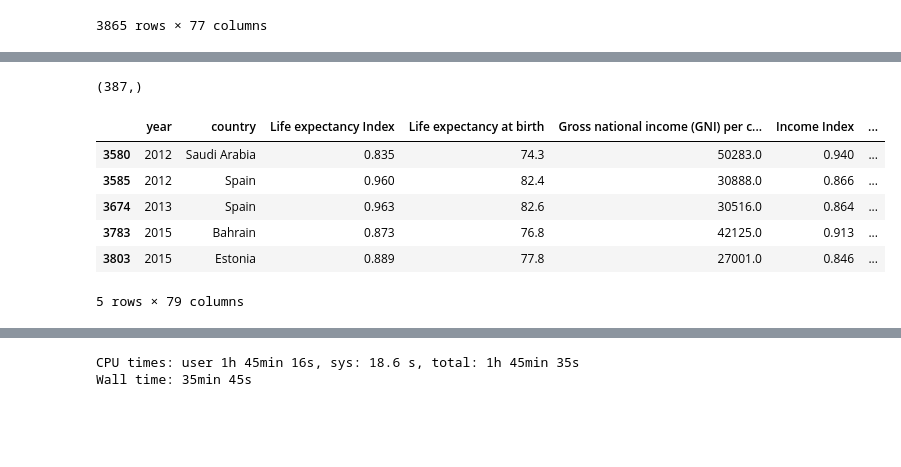
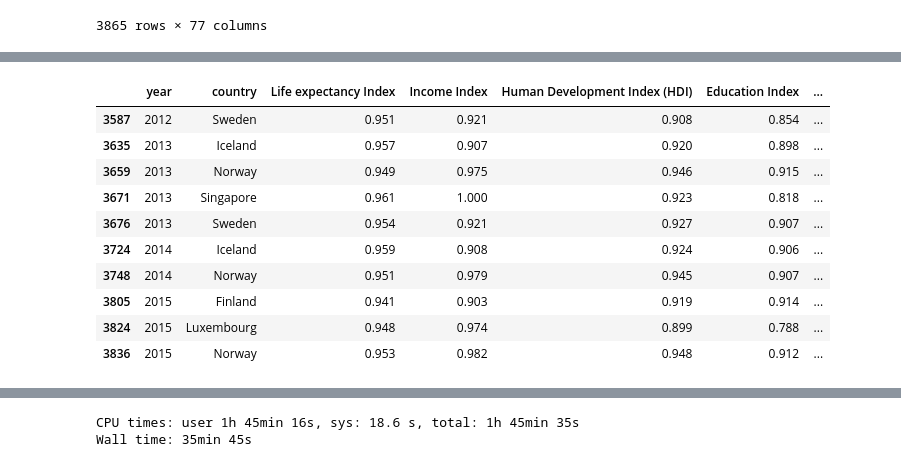
Before and after one commit to D1nay/prohack2020, a Jupyter notebook: Model selection.ipynb, the cells around one changed output, grey strips where cells are left out. Saved outputs shown, nothing was run; the diff lists cells and outputs as text; code cells hidden in the pictures; blank space fills up the shorter version.

```diff
--- a/Model selection.ipynb
+++ b/Model selection.ipynb
@@ -33,14 +33,16 @@ list(enumerate(data.columns))
  (75, 'Gender Inequality Index (GII)'),
  (76, 'y')]
 # %%
-index_columns = ['Life expectancy Index',
+index_columns = ['year',
+                 'country',
+                 'Life expectancy Index',
                  'Income Index',
                  'Human Development Index (HDI)',
-                 'Human Development Index (HDI), female',
-                 'Human Development Index (HDI), male',
                  'Education Index',
                  'Gender Development Index (GDI)',
-                 'Gender Inequality Index (GII)', ]
+                 'Gender Inequality Index (GII)',
+                 'y'
+                ]
 # %%
 data_no_world = data[data['country'] != 'World']
 # %%
@@ -210,3 +241,5 @@ array(['Afghanistan', 'Albania', 'Algeria', ...,
+# %%
+data = data[index_columns]
 # %%
 # Data manipulation
 from sklearn.neighbors import KNeighborsRegressor
@@ -380,18 +420,18 @@ print(MSE(y_test, XGB.predict(X_test))**0.5)
-# %%
-y_test.shape
-# %% [output]
-(387,)
 # %%
 data_errors = data[-387:].copy()
 data_errors['y_pred'] = XGB.predict(X_test)
 data_errors['y_delta'] = data_errors['y_pred'] - data_errors['y']
 # %%
-data_errors[data_errors['y_delta']>0.1]
+data_errors[data_errors['y_delta'] < -0.1]
 # %% [output]
-|  | year | country | Life expectancy Index | Life expectancy at birth | Gross national income (GNI) per c... | Income Index | ... |
-| 3580 | 2012 | Saudi Arabia | 0.835 | 74.3 | 50283.0 | 0.940 | ... |
-| 3585 | 2012 | Spain | 0.960 | 82.4 | 30888.0 | 0.866 | ... |
-| 3674 | 2013 | Spain | 0.963 | 82.6 | 30516.0 | 0.864 | ... |
-| 3783 | 2015 | Bahrain | 0.873 | 76.8 | 42125.0 | 0.913 | ... |
-| 3803 | 2015 | Estonia | 0.889 | 77.8 | 27001.0 | 0.846 | ... |
+|  | year | country | Life expectancy Index | Income Index | Human Development Index (HDI) | Education Index | ... |
+| 3587 | 2012 | Sweden | 0.951 | 0.921 | 0.908 | 0.854 | ... |
+| 3635 | 2013 | Iceland | 0.957 | 0.907 | 0.920 | 0.898 | ... |
+| 3659 | 2013 | Norway | 0.949 | 0.975 | 0.946 | 0.915 | ... |
+| 3671 | 2013 | Singapore | 0.961 | 1.000 | 0.923 | 0.818 | ... |
+| 3676 | 2013 | Sweden | 0.954 | 0.921 | 0.927 | 0.907 | ... |
+| 3724 | 2014 | Iceland | 0.959 | 0.908 | 0.924 | 0.906 | ... |
+| 3748 | 2014 | Norway | 0.951 | 0.979 | 0.945 | 0.907 | ... |
+| 3805 | 2015 | Finland | 0.941 | 0.903 | 0.919 | 0.914 | ... |
+| 3824 | 2015 | Luxembourg | 0.948 | 0.974 | 0.899 | 0.788 | ... |
+| 3836 | 2015 | Norway | 0.953 | 0.982 | 0.948 | 0.912 | ... |
-5 rows × 79 columns
```
Also changed, not shown: parts of 18 cells of this notebook.
